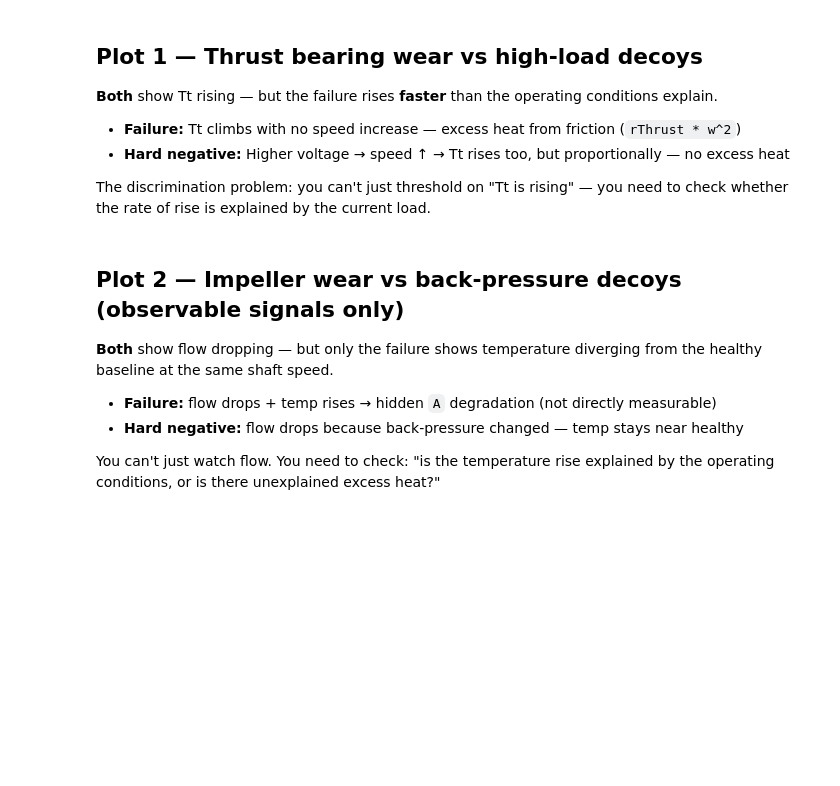
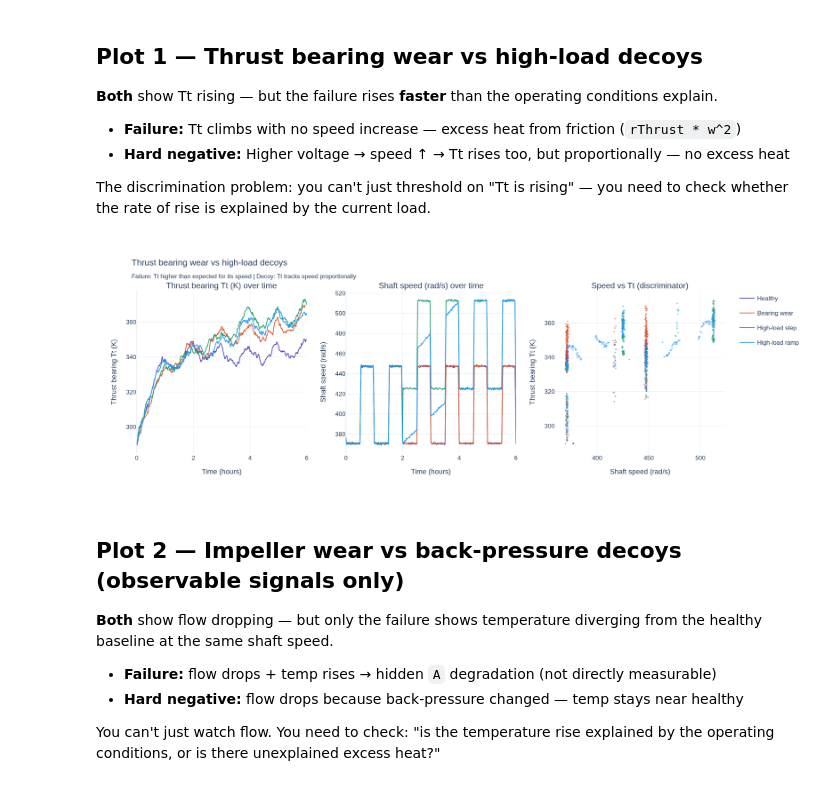
Before and after one commit to rammi-dev/synthetic-data, a Jupyter notebook: sample_visualiser_executed.ipynb, the cells around one changed output. Saved outputs shown, nothing was run; the diff lists cells and outputs as text; code cells hidden in the pictures; blank space fills up the shorter version.

```diff
--- a/sample_visualiser_executed.ipynb
+++ b/sample_visualiser_executed.ipynb
@@ -117,34 +125,36 @@ def plot_group_interactive(scenarios, signal_y, signal_x, title, y_label, x_labe
                                  line=dict(color=colour, width=1.5),
                                  name=label, legendgroup=label), row=1, col=1)
         fig.add_trace(go.Scatter(x=df["time_h"], y=df[signal_x], mode="lines",
                                  line=dict(color=colour, width=1.5),
                                  name=label, legendgroup=label, showlegend=False), row=1, col=2)
         fig.add_trace(go.Scatter(x=df[signal_x], y=df[signal_y], mode="markers",
                                  marker=dict(color=colour, size=3, opacity=0.5),
                                  name=label, legendgroup=label, showlegend=False), row=1, col=3)
     fig.update_xaxes(title_text="Time (hours)", row=1, col=1)
     fig.update_xaxes(title_text="Time (hours)", row=1, col=2)
     fig.update_xaxes(title_text=x_label, row=1, col=3)
     fig.update_yaxes(title_text=y_label, row=1, col=1)
     fig.update_yaxes(title_text=x_label, row=1, col=2)
     fig.update_yaxes(title_text=y_label, row=1, col=3)
     fig.update_layout(title=title, height=450, template="plotly_white")
     return fig
 
 # ── Plot 1: Thrust bearing ──
 fig = plot_group_interactive(
     scenarios=[
         ("normal",              "Healthy",        COLOURS["normal"]),
         ("pump_bearing_wear",   "Bearing wear",   COLOURS["failure"]),
         ("decoy_highload_step", "High-load step", COLOURS["decoy"]),
         ("decoy_highload_ramp", "High-load ramp", "#2196F3"),
     ],
     signal_y="thrust_bearing_K", signal_x="shaft_speed_rads",
     title="Thrust bearing wear vs high-load decoys<br><sub>Failure: Tt higher than expected for its speed | Decoy: Tt tracks speed proportionally</sub>",
     y_label="Thrust bearing Tt (K)", x_label="Shaft speed (rad/s)",
     scatter_label="Speed vs Tt (discriminator)"
 )
-fig.show()
+show_fig(fig)
+# %% [output]
+[figure, added]
 # %% [markdown]
 ## Plot 2 — Impeller wear vs back-pressure decoys (observable signals only)
 
```
Also changed, not shown: parts of 6 cells of this notebook, 3 other files.
